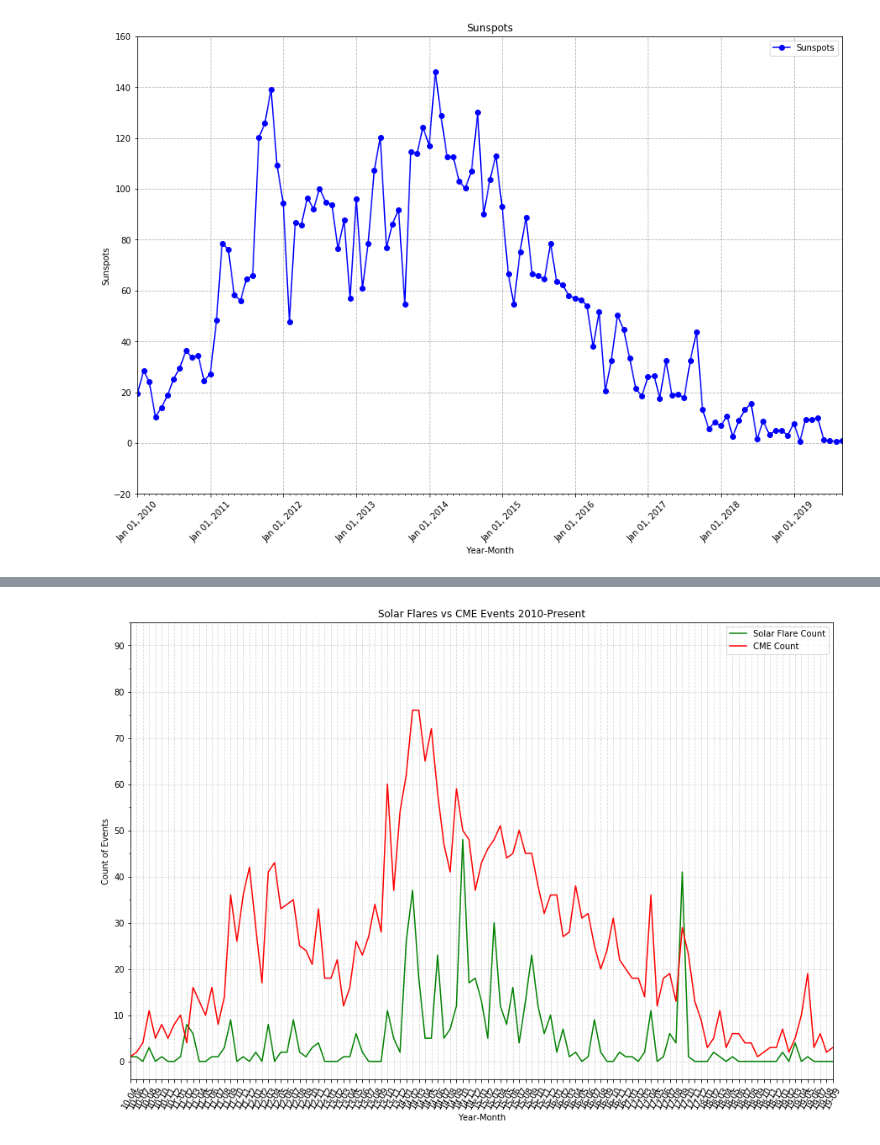
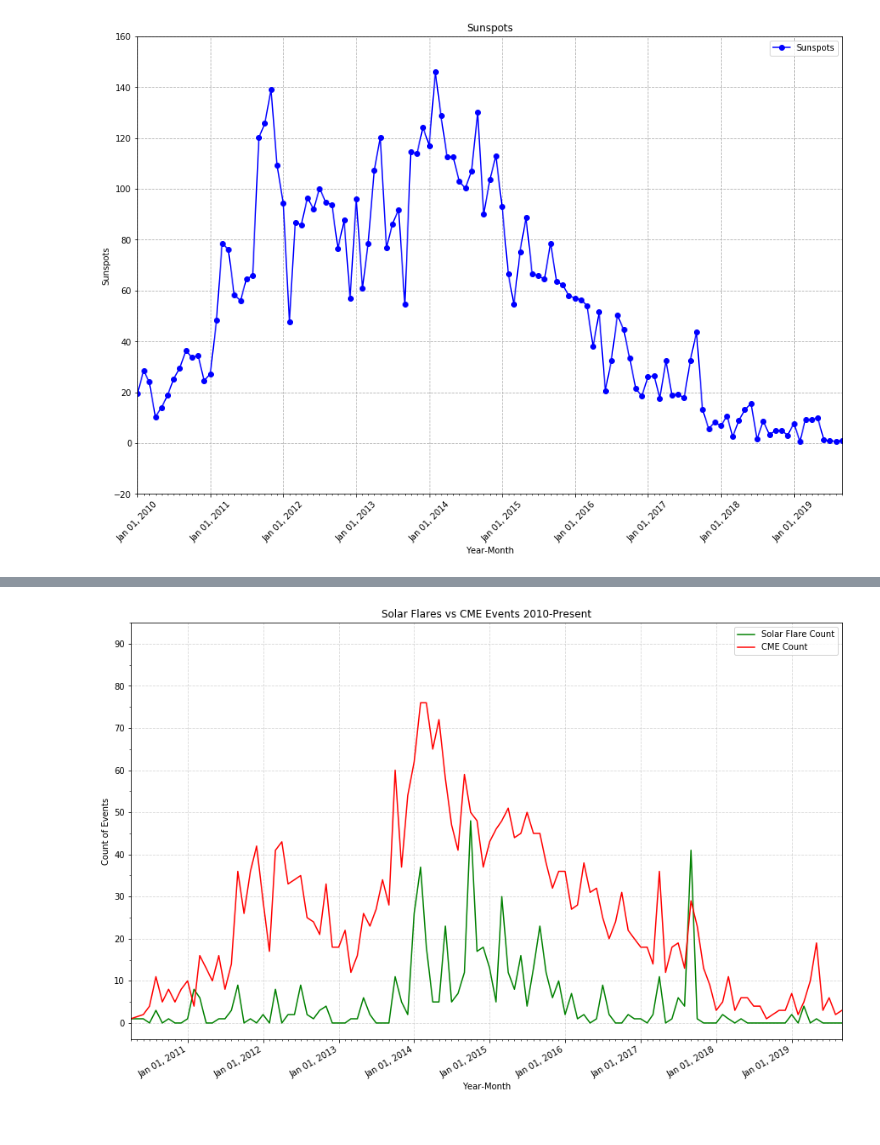
Before and after one commit to rockhound03/Project1, a Jupyter notebook: modules/Final Data Analysis.ipynb, the cells around one changed output, grey strips where cells are left out. Drawn from its saved outputs; the diff is of its cells as text; code cells hidden in the pictures.

```diff
--- a/modules/Final Data Analysis.ipynb
+++ b/modules/Final Data Analysis.ipynb
@@ -93,4 +93,10 @@ cme_alldf["speed"] = pd.to_numeric(cme_alldf["speed"], errors="coerce")
                    then there will be no affect on the power of a coinciding solar flare.
 * <span style="color:blue"><b>ALTERNATE HYPOTHESIS:</b></span> If a CME is faster,
                         then a coinciding solar flare will be more powerful
+# %%
+full_df = full_df.dropna(how='any')
+x_axis = full_df["cme speed"]
+y_axis = full_df["flare power(w/m^2)"]
+(slope, intercept, r, _, _) = stats.linregress(x_axis, y_axis)
+fit = slope * x_axis + intercept
 # %%
@@ -378,10 +325,10 @@ dates_CME = cme_alldf['start time']
 dates_SF = flare_alldf['start_time(zulu)']
 
 for date in dates_CME:
-    months_CME.append(dt.strptime(date, '%m/%d/%Y, %H:%M:%S').strftime("%y-%m"))
+    months_CME.append(dt.strptime(date, '%m/%d/%Y, %H:%M:%S').strftime("%Y-%m-01"))
 
 for date in dates_SF:
-    months_SF.append(dt.strptime(date, '%m/%d/%Y, %H:%M:%S').strftime("%y-%m"))
+    months_SF.append(dt.strptime(date, '%m/%d/%Y, %H:%M:%S').strftime("%Y-%m-01"))
 
 
 dates_CME = []
@@ -431,32 +371,30 @@ combined_count_df['SF Count'] = combined_count_df['SF Count'].astype(int)
 # %%
 fig, ax = plt.subplots(figsize=(15,10))
 
-ax.plot(combined_count_df['Month'], combined_count_df['SF Count'], color='green', label= 'Solar Flare Count')
-ax.plot(combined_count_df['Month'], combined_count_df['CME Count'], color ='red', label= 'CME Count')
+combo_dates = pd.to_datetime(combined_count_df['Month'])
 
-#need to put my things in different time format to match Veena's before we can plot on the same chart
+ax.plot(combo_dates, combined_count_df['SF Count'], color='green', label= 'Solar Flare Count')
+ax.plot(combo_dates, combined_count_df['CME Count'], color ='red', label= 'CME Count')
 
-#ax.plot(x_axis, sunspots['Sunspots'], marker ='o', color='blue', label="Sunspots")
-
-dates = combined_count_df['Month'] #.apply(lambda x: dt.strptime(x,"%y-%m"))
 
 ax.set_title('Solar Flares vs CME Events 2010-Present')
 ax.set_xlabel('Year-Month')
 ax.set_ylabel('Count of Events')
-ax.set_xticklabels(dates, rotation=60)
-ax.set_xlim(dates[0],dates[-1:])
+ax.set_xticklabels(combo_dates, rotation=60)
+ax.set_xlim(dates.iloc[0],dates.iloc[-1])
 ax.legend(loc="best")
 
 years = mdates.YearLocator()
 months = mdates.MonthLocator()
 fmt = mdates.DateFormatter('%b %d, %Y')
 
-#ax.xaxis.set_major_locator(years)
-#ax.xaxis.set_major_formatter(fmt)
-#ax.xaxis.set_minor_locator(months)
+ax.xaxis.set_major_locator(years)
+ax.xaxis.set_major_formatter(fmt)
+ax.xaxis.set_minor_locator(months)
+fig.autofmt_xdate()
 
 ax.set_yticks(np.arange(0,100,10))
 ax.set_yticks(np.arange(0,100,5), minor=True)
 ax.grid("--",which='major', alpha=0.5, linestyle='--')
 # %% [output]
-[figure, old version]
+[figure, new version]
```
Also changed, not shown: parts of 27 cells of this notebook.
